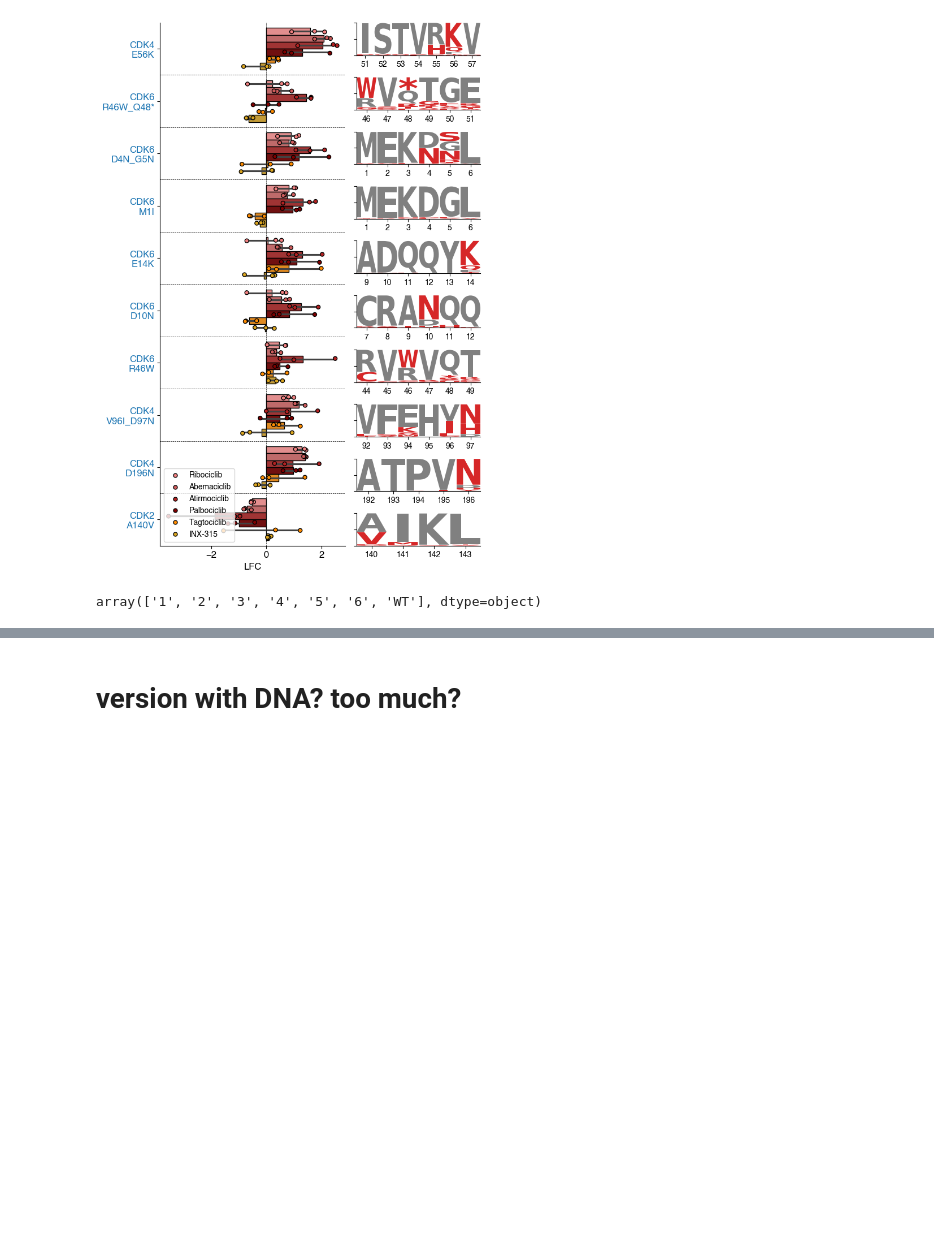
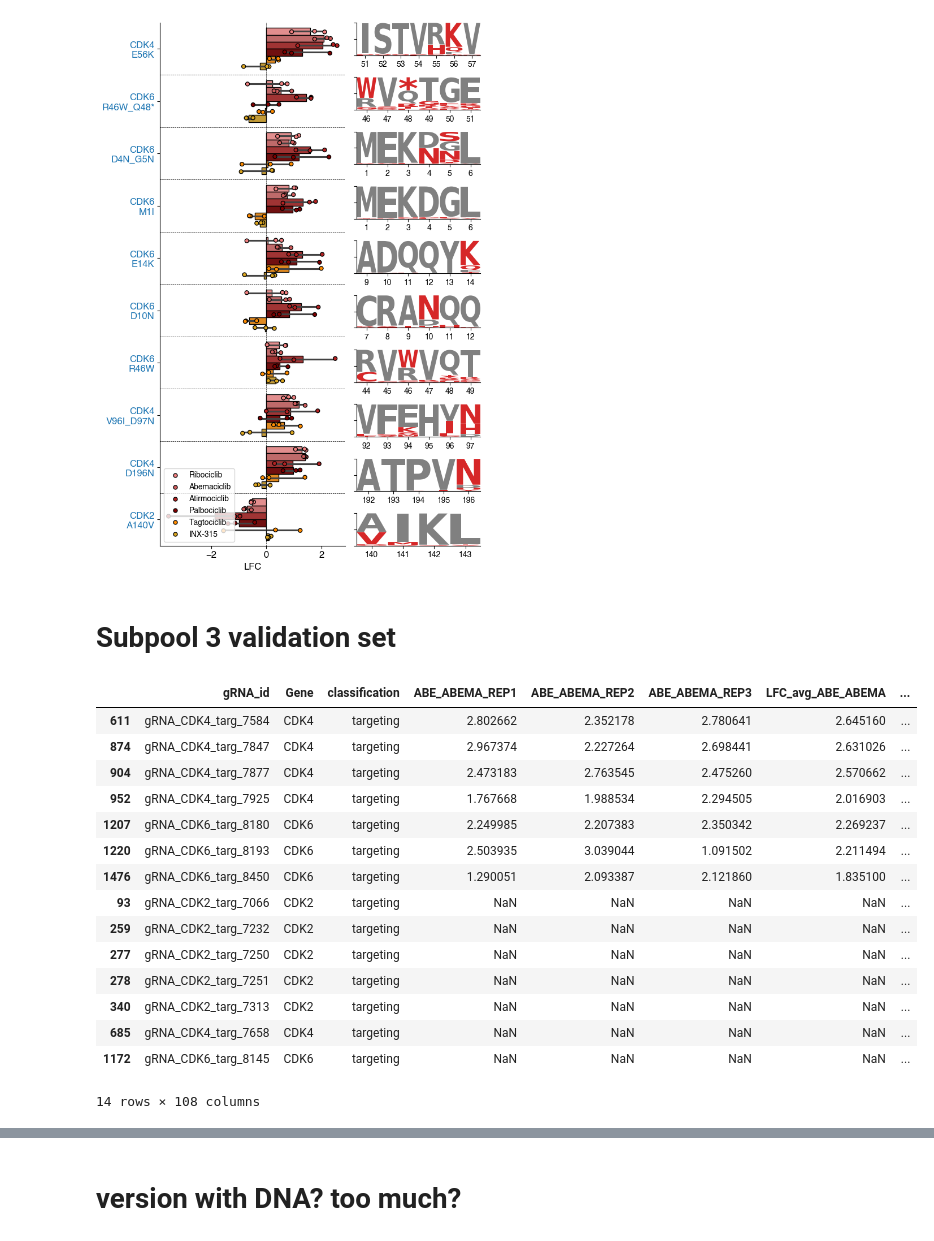
Before and after one commit to samgould2/CDK-BE-mutagenesis, a Jupyter notebook: notebooks/09_analysis_and_viz/logo_plots.ipynb, the cells around one changed output, grey strips where cells are left out. Cells and saved outputs as stored; diff of their text form; code cells hidden in the pictures; blank space fills up the shorter version.

Commit message:
validation gRNAs CDK2/4/6

```diff
--- a/notebooks/09_analysis_and_viz/logo_plots.ipynb
+++ b/notebooks/09_analysis_and_viz/logo_plots.ipynb
@@ -1094,7 +1588,48 @@ fig.tight_layout()
 fig.savefig(f'../../figures/{condition_a}_top_vars.pdf', transparent=True)
 # %% [output]
 [figure]
-# %%
-np.unique(SAV_CBE3[SAV_CBE3['gRNA_id']=='gRNA_CDK6_targ_8215']['Codon'])
-# %% [output]
-array(['1', '2', '3', '4', '5', '6', 'WT'], dtype=object)
+# %% [markdown]
+# Subpool 3 validation set
+# %%
+CBE_guides = ['gRNA_CDK4_targ_7658',
+              'gRNA_CDK2_targ_7066','gRNA_CDK2_targ_7250','gRNA_CDK2_targ_7251','gRNA_CDK2_targ_7313','gRNA_CDK2_targ_7232',
+              'gRNA_CDK6_targ_8145']
+
+ABE_guides = ['gRNA_CDK4_targ_7847','gRNA_CDK4_targ_7877','gRNA_CDK4_targ_7925','gRNA_CDK4_targ_7584',
+    'gRNA_CDK6_targ_8193','gRNA_CDK6_targ_8180','gRNA_CDK6_targ_8450']
+# %%
+data_ABE = pd.read_csv('../../screening_data/03_LFC_FDR_tables/barcode_counts/DMSO_base/CDK2_4_6_ABE_barcode_DMSO_base.csv')
+data_CBE = pd.read_csv('../../screening_data/03_LFC_FDR_tables/barcode_counts/DMSO_base/CDK2_4_6_CBE_barcode_DMSO_base.csv')
+
+condition = 'ABEMA'
+condition_a = condition
+
+FDR_cutoff = 0.1
+base_min = 100
+max_WT = 90
+
+data_ABE = data_ABE.rename(columns = {f'LFC_median_ABE_{condition}':f'LFC_median_{condition}',f'FDR_ABE_{condition}': f'FDR_{condition}'})
+data_CBE = data_CBE.rename(columns = {f'LFC_median_CBE_{condition}':f'LFC_median_{condition}', f'FDR_CBE_{condition}': f'FDR_{condition}'})
+
+data_ABE['Editor']='ABE'
+data_CBE['Editor'] = 'CBE'
+
+WT_ABE = SAV_ABE3[SAV_ABE3['HGVSp']=='WT'].reset_index(drop=True)
+WT_CBE = SAV_CBE3[SAV_CBE3['HGVSp']=='WT'].reset_index(drop=True)
+WT_ABE = WT_ABE[['gRNA_id', '%Reads']].rename(columns = {'%Reads':'WT_perc'})
+WT_CBE = WT_CBE[['gRNA_id', '%Reads']].rename(columns = {'%Reads':'WT_perc'})
+
+data_ABE = pd.merge(data_ABE, WT_ABE, on='gRNA_id')
+data_CBE = pd.merge(data_CBE, WT_CBE, on='gRNA_id')
+
+data_ABE = data_ABE[data_ABE['gRNA_id'].isin(ABE_guides)]
+data_CBE = data_CBE[data_CBE['gRNA_id'].isin(CBE_guides)]
+
+
+data = pd.concat((data_ABE, data_CBE))
+
+all_conditions = ['RIBO', 'ABEMA', 'ATIRMO', 'PALBO', 'TAGTO', 'INX']
+
+subset = data.sort_values(by=f'LFC_median_{condition}', ascending=False)
+
+subset['gRNA_id2'] = [f'{val["gRNA_id"]}_{val["Editor"]}' for i, val in subset.iterrows()]
@@ -1100,0 +1684,19 @@ array(['1', '2', '3', '4', '5', '6', 'WT'], dtype=object)
+# %%
+data
+# %% [output]
+|  | gRNA_id | Gene | classification | ABE_ABEMA_REP1 | ABE_ABEMA_REP2 | ABE_ABEMA_REP3 | LFC_avg_ABE_ABEMA | ... |
+| 611 | gRNA_CDK4_targ_7584 | CDK4 | targeting | 2.802662 | 2.352178 | 2.780641 | 2.645160 | ... |
+| 874 | gRNA_CDK4_targ_7847 | CDK4 | targeting | 2.967374 | 2.227264 | 2.698441 | 2.631026 | ... |
+| 904 | gRNA_CDK4_targ_7877 | CDK4 | targeting | 2.473183 | 2.763545 | 2.475260 | 2.570662 | ... |
+| 952 | gRNA_CDK4_targ_7925 | CDK4 | targeting | 1.767668 | 1.988534 | 2.294505 | 2.016903 | ... |
+| 1207 | gRNA_CDK6_targ_8180 | CDK6 | targeting | 2.249985 | 2.207383 | 2.350342 | 2.269237 | ... |
+| 1220 | gRNA_CDK6_targ_8193 | CDK6 | targeting | 2.503935 | 3.039044 | 1.091502 | 2.211494 | ... |
+| 1476 | gRNA_CDK6_targ_8450 | CDK6 | targeting | 1.290051 | 2.093387 | 2.121860 | 1.835100 | ... |
+| 93 | gRNA_CDK2_targ_7066 | CDK2 | targeting | NaN | NaN | NaN | NaN | ... |
+| 259 | gRNA_CDK2_targ_7232 | CDK2 | targeting | NaN | NaN | NaN | NaN | ... |
+| 277 | gRNA_CDK2_targ_7250 | CDK2 | targeting | NaN | NaN | NaN | NaN | ... |
+| 278 | gRNA_CDK2_targ_7251 | CDK2 | targeting | NaN | NaN | NaN | NaN | ... |
+| 340 | gRNA_CDK2_targ_7313 | CDK2 | targeting | NaN | NaN | NaN | NaN | ... |
+| 685 | gRNA_CDK4_targ_7658 | CDK4 | targeting | NaN | NaN | NaN | NaN | ... |
+| 1172 | gRNA_CDK6_targ_8145 | CDK6 | targeting | NaN | NaN | NaN | NaN | ... |
+14 rows × 108 columns
```
Also changed, not shown: parts of 19 cells of this notebook, 40 other files.
